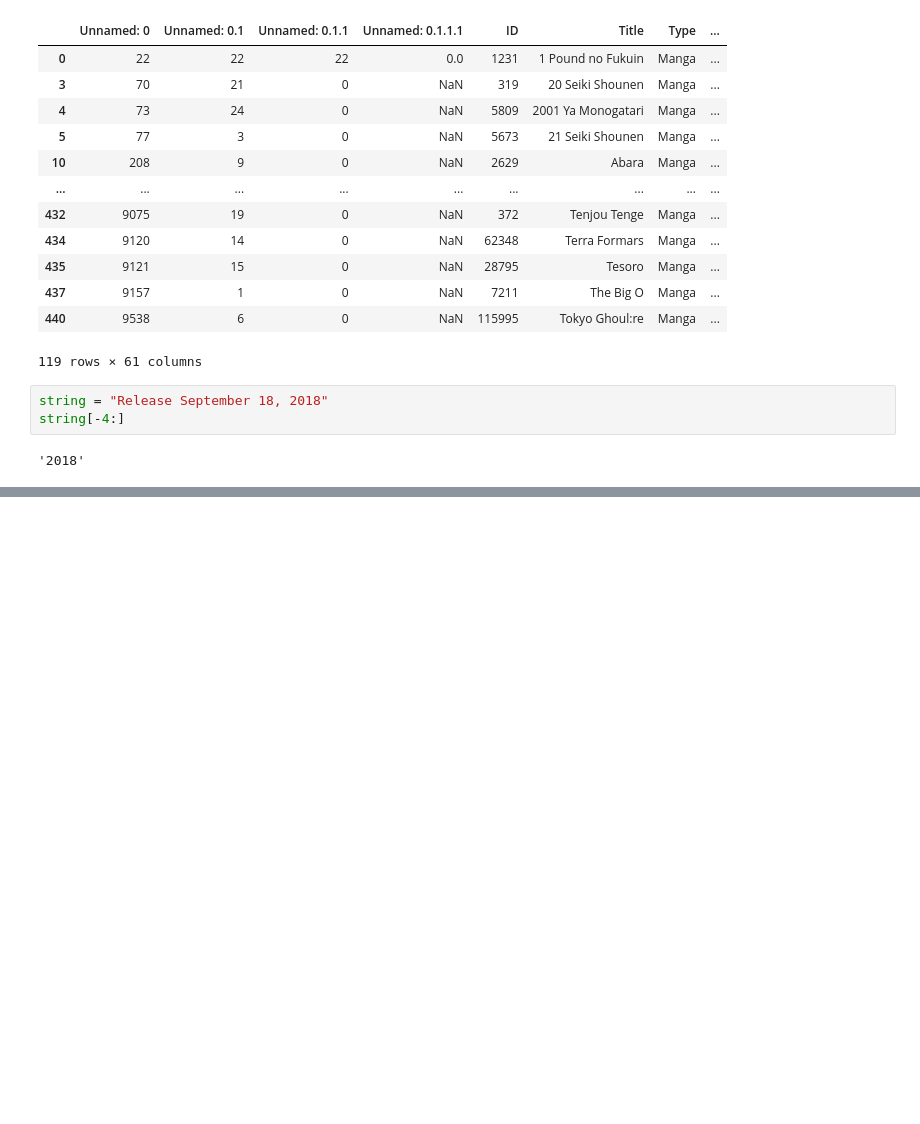
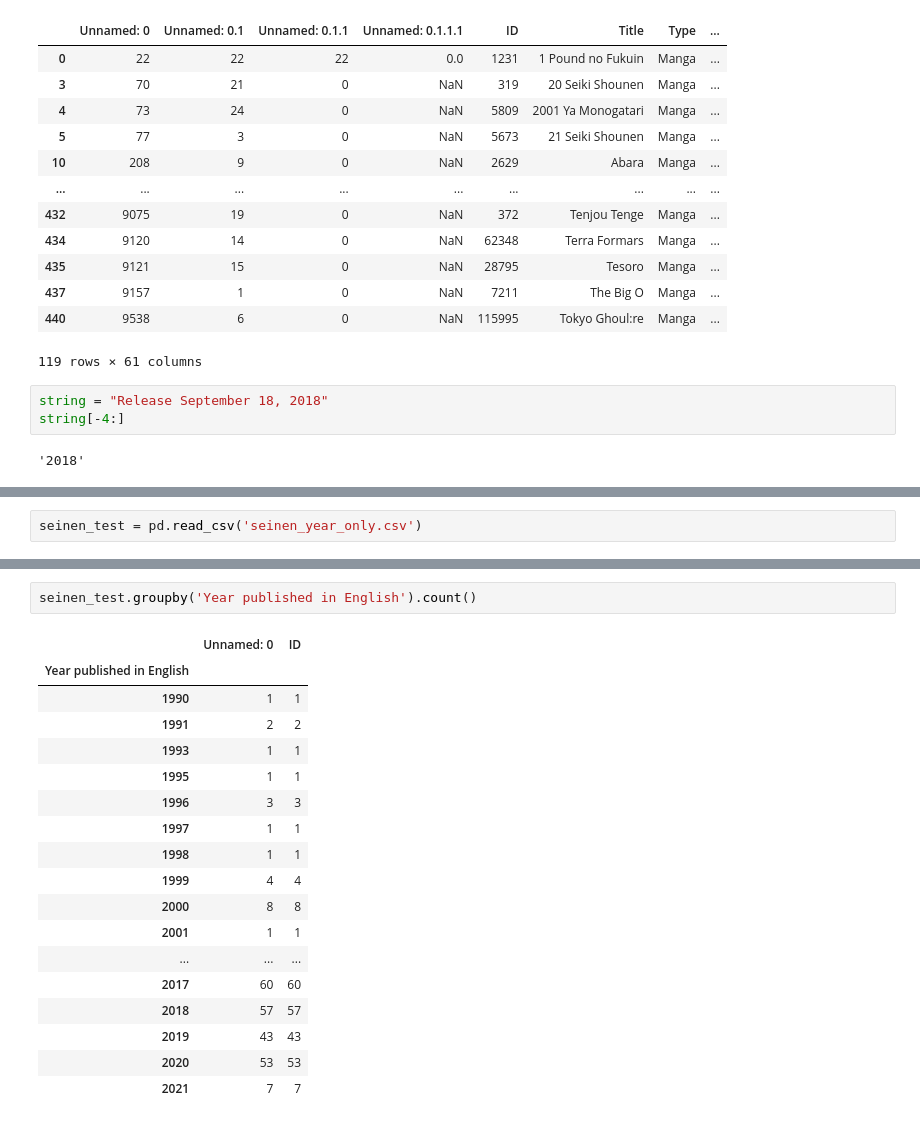
Before and after one commit to haolinh24/MangaUpdates, a Jupyter notebook: seinen_viz.ipynb, the cells around one changed output, grey strips where cells are left out. Saved outputs shown, nothing was run; the diff lists cells and outputs as text; blank space fills up the shorter version.

```diff
--- a/seinen_viz.ipynb
+++ b/seinen_viz.ipynb
@@ -288,0 +1094,2 @@ string[-4:]
+# %%
+seinen_test = pd.read_csv('seinen_year_only.csv')
@@ -288,0 +1112,21 @@ string[-4:]
+# %%
+seinen_test.groupby('Year published in English').count()
+# %% [output]
+|  | Unnamed: 0 | ID |
+| Year published in English |  |  |
+| 1990 | 1 | 1 |
+| 1991 | 2 | 2 |
+| 1993 | 1 | 1 |
+| 1995 | 1 | 1 |
+| 1996 | 3 | 3 |
+| 1997 | 1 | 1 |
+| 1998 | 1 | 1 |
+| 1999 | 4 | 4 |
+| 2000 | 8 | 8 |
+| 2001 | 1 | 1 |
+| ... | ... | ... |
+| 2017 | 60 | 60 |
+| 2018 | 57 | 57 |
+| 2019 | 43 | 43 |
+| 2020 | 53 | 53 |
+| 2021 | 7 | 7 |
```
Also changed, not shown: parts of 125 cells of this notebook.
